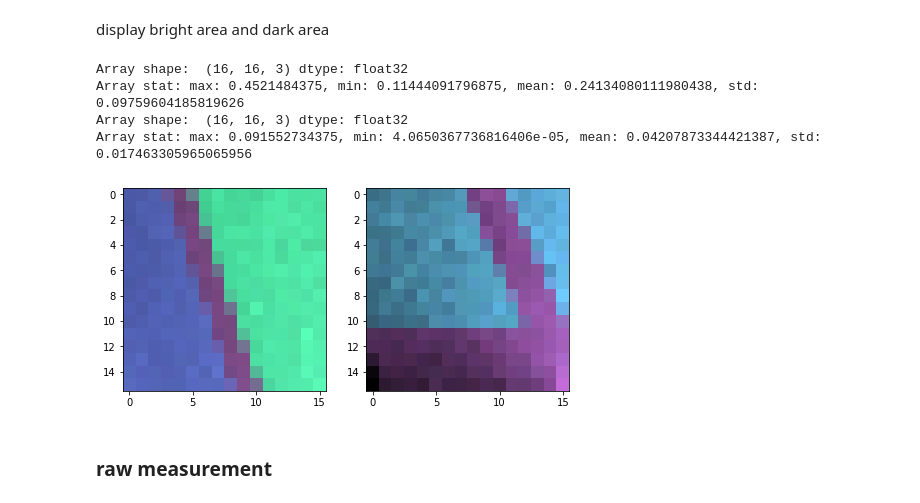
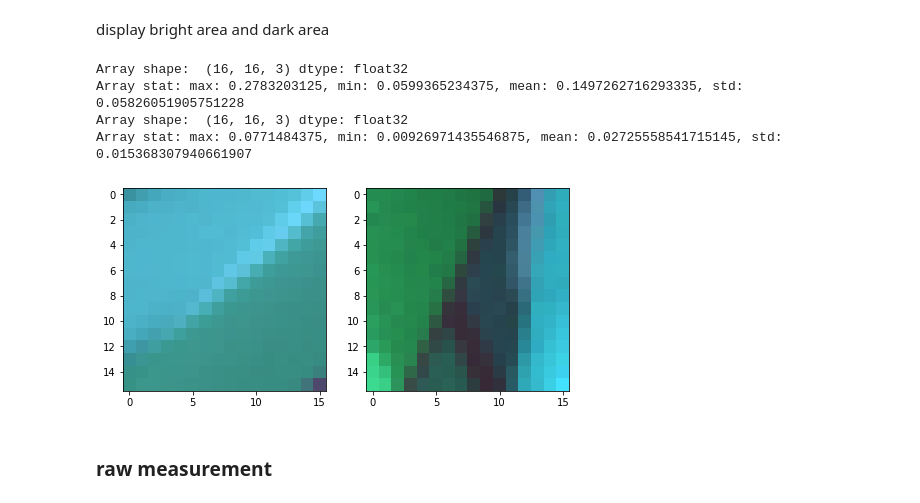
Before and after one commit to djbradyAtOpticalSciencesArizona/multiframeEstimation, a Jupyter notebook: TrainingDataForDemosaicking.ipynb, the cells around one changed output. Saved outputs shown, nothing was run; the diff lists cells and outputs as text; code cells hidden in the pictures.

```diff
--- a/TrainingDataForDemosaicking.ipynb
+++ b/TrainingDataForDemosaicking.ipynb
@@ -150,10 +139,12 @@ class camMosaicModel:
 # %% [markdown]
 ### ground truth frame
 # %%
-img = load_exr("Image0011.exr")
+img = load_exr("Image0008.exr")
 print_stat(img)
 print("Dynamic range is {:.1f} bits".format(np.log2(img.max()/img.min())))
 plt.imshow(img/img.max())
 plt.show()
+plt.hist(img.flatten(), bins=200)
+plt.show()
 # %% [output]
 Array shape:  (64, 64, 3) dtype: float32
@@ -164,17 +156,17 @@ Dynamic range is 13.5 bits
 display bright area and dark area
 # %%
 print_stat(img[:16,:16])
-print_stat(img[-18:-2, -18:-2])
+print_stat(img[-16:, :16])
 fig, ax = plt.subplots(1, 2, figsize = (8, 8))
-ax[0].imshow(img[:16, :16]/img[:16, :16].max())
-ax[1].imshow(img[-18:-2, -18:-2]/img[-18:-2, -18:-2].max())
+ax[0].imshow(img[:16,:16]/img[:16,:16].max())
+ax[1].imshow(img[-16:, :16]/img[-16:, :16].max())
 plt.show()
 # %% [output]
 Array shape:  (16, 16, 3) dtype: float32
-Array stat: max: 0.4521484375, min: 0.11444091796875, mean: 0.24134080111980438, std: 0.09759604185819626
+Array stat: max: 0.2783203125, min: 0.0599365234375, mean: 0.1497262716293335, std: 0.05826051905751228
 Array shape:  (16, 16, 3) dtype: float32
-Array stat: max: 0.091552734375, min: 4.0650367736816406e-05, mean: 0.04207873344421387, std: 0.017463305965065956
+Array stat: max: 0.0771484375, min: 0.00926971435546875, mean: 0.02725558541715145, std: 0.015368307940661907
-[figure, old version]
+[figure, new version]
 # %% [markdown]
 ### raw measurement
 # %%
```
Also changed, not shown: parts of 17 cells of this notebook.
